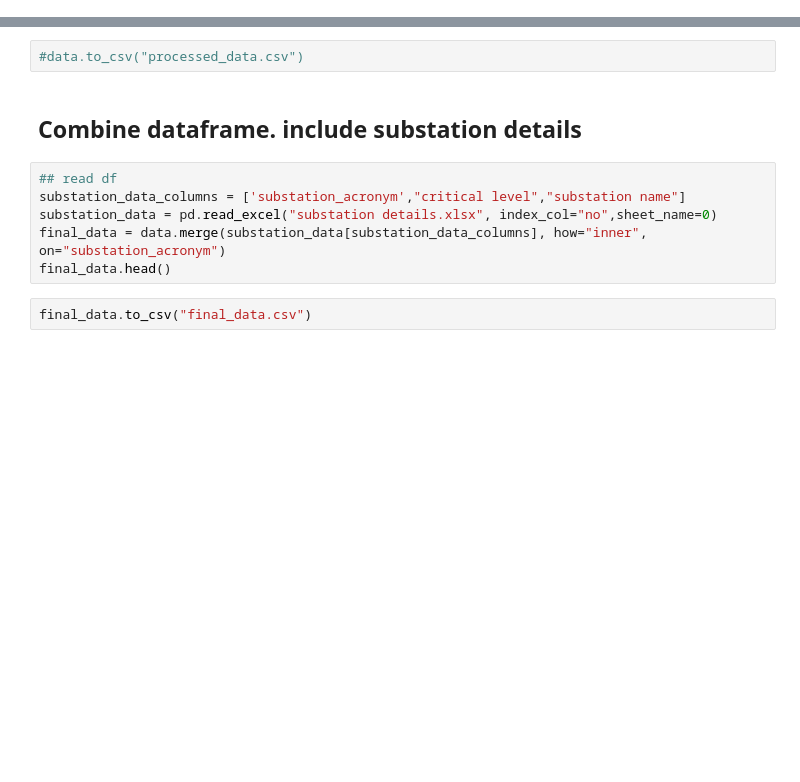
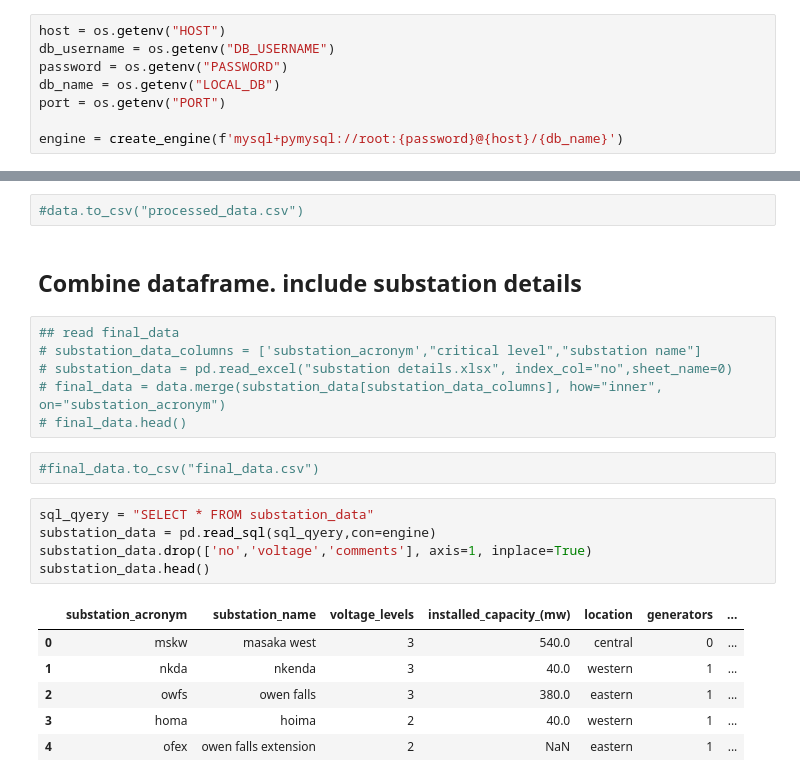
Before and after one commit to kimerajoseph/my-projects, a Jupyter notebook: final_explore.ipynb, the cells around one changed output, grey strips where cells are left out. Drawn from its saved outputs; the diff is of its cells as text; blank space fills up the shorter version.

```diff
--- a/final_explore.ipynb
+++ b/final_explore.ipynb
@@ -5,0 +15,8 @@ data.head()
+# %%
+host = os.getenv("HOST")
+db_username = os.getenv("DB_USERNAME")
+password = os.getenv("PASSWORD")
+db_name = os.getenv("LOCAL_DB")
+port = os.getenv("PORT")
+
+engine = create_engine(f'mysql+pymysql://root:{password}@{host}/{db_name}')
@@ -65,10 +122,22 @@ excel_data.head()
 # %% [markdown]
 ## Combine dataframe. include substation details
 # %%
-## read df
-substation_data_columns = ['substation_acronym',"critical level","substation name"]
-substation_data = pd.read_excel("substation details.xlsx", index_col="no",sheet_name=0)
-final_data = data.merge(substation_data[substation_data_columns], how="inner", on="substation_acronym")
-final_data.head()
+## read final_data
+# substation_data_columns = ['substation_acronym',"critical level","substation name"]
+# substation_data = pd.read_excel("substation details.xlsx", index_col="no",sheet_name=0)
+# final_data = data.merge(substation_data[substation_data_columns], how="inner", on="substation_acronym")
+# final_data.head()
 # %%
-final_data.to_csv("final_data.csv")
+#final_data.to_csv("final_data.csv")
+# %%
+sql_qyery = "SELECT * FROM substation_data"
+substation_data = pd.read_sql(sql_qyery,con=engine)
+substation_data.drop(['no','voltage','comments'], axis=1, inplace=True)
+substation_data.head()
+# %% [output]
+|  | substation_acronym | substation_name | voltage_levels | installed_capacity_(mw) | location | generators | ... |
+| 0 | mskw | masaka west | 3 | 540.0 | central | 0 | ... |
+| 1 | nkda | nkenda | 3 | 40.0 | western | 1 | ... |
+| 2 | owfs | owen falls | 3 | 380.0 | eastern | 1 | ... |
+| 3 | homa | hoima | 2 | 40.0 | western | 1 | ... |
+| 4 | ofex | owen falls extension | 2 | NaN | eastern | 1 | ... |
```
Also changed, not shown: parts of 15 cells of this notebook, 5 other files.
